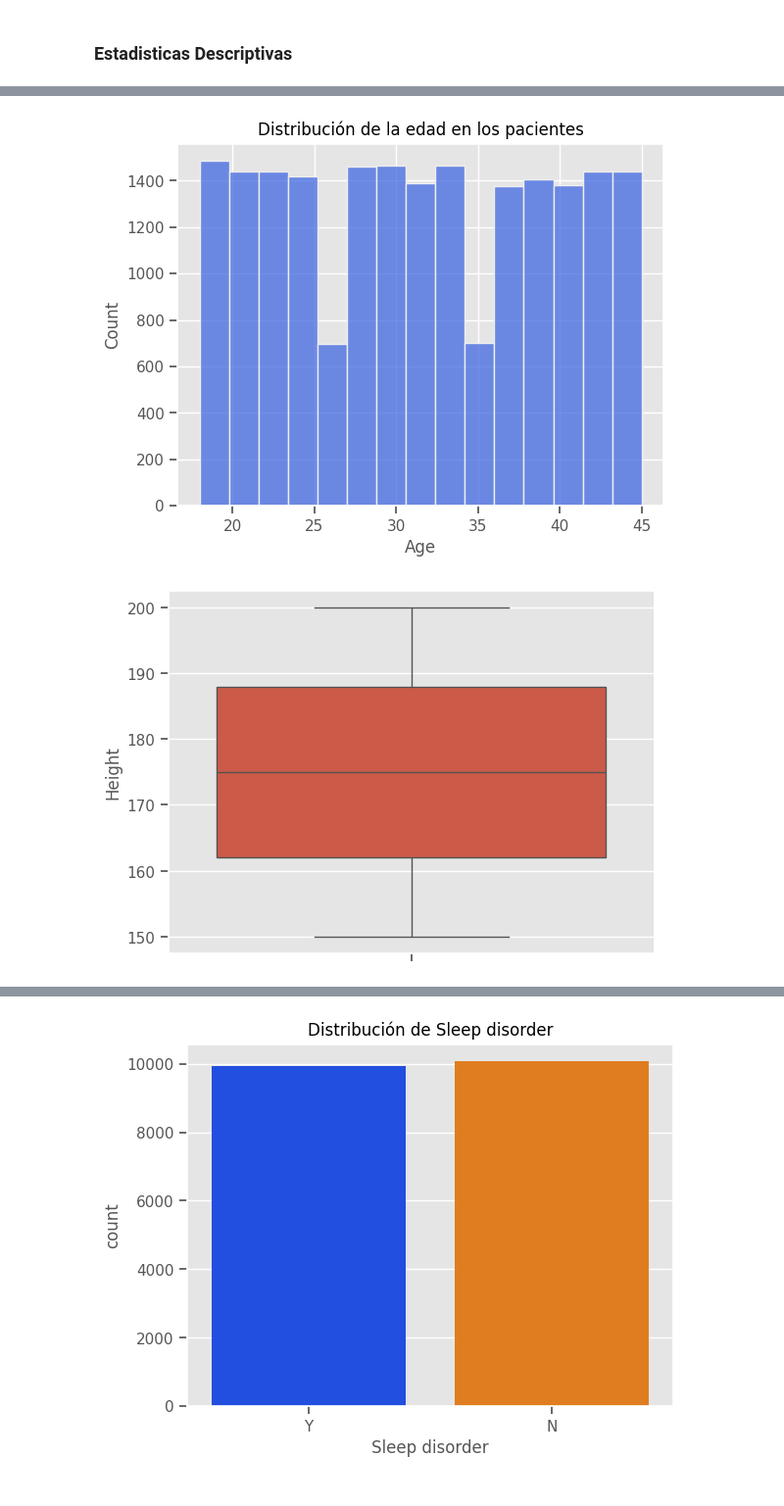
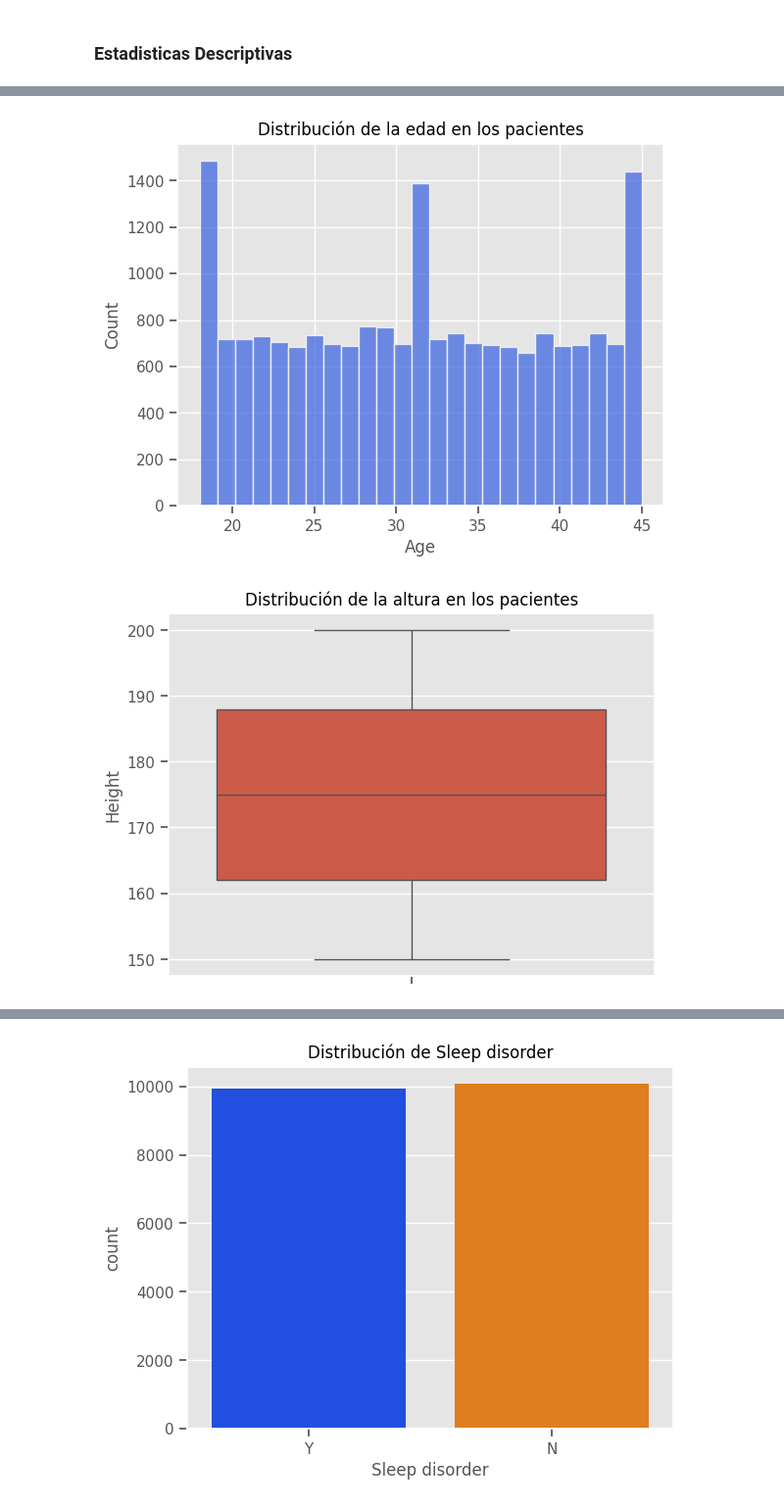
Before and after one commit to Jonkkeyler333/Deteccion_sindrome_ojo_seco, a Jupyter notebook: main.ipynb, the cells around one changed output, grey strips where cells are left out. Shown at 98% size. Saved outputs shown, nothing was run; the diff lists cells and outputs as text; code cells hidden in the pictures.

```diff
--- a/main.ipynb
+++ b/main.ipynb
@@ -99,13 +97,14 @@ bins=int(1+np.log2(df.shape[0]))
 categorical_features=df.select_dtypes(include='object').columns
 numerical_features=df.select_dtypes(include='number').columns
 # %%
-sns.histplot(df['Age'],bins=bins,color="royalblue")
+sns.histplot(df['Age'],color="royalblue")
 plt.title('Distribución de la edad en los pacientes')
 plt.show()
 # %% [output]
-[figure, old version]
+[figure, new version]
 # %%
 sns.boxplot(data=df,y='Height')
+plt.title('Distribución de la altura en los pacientes')
 plt.show()
 # %% [output]
-[figure, old version]
+[figure, new version]
```
Also changed, not shown: parts of 9 cells of this notebook.
